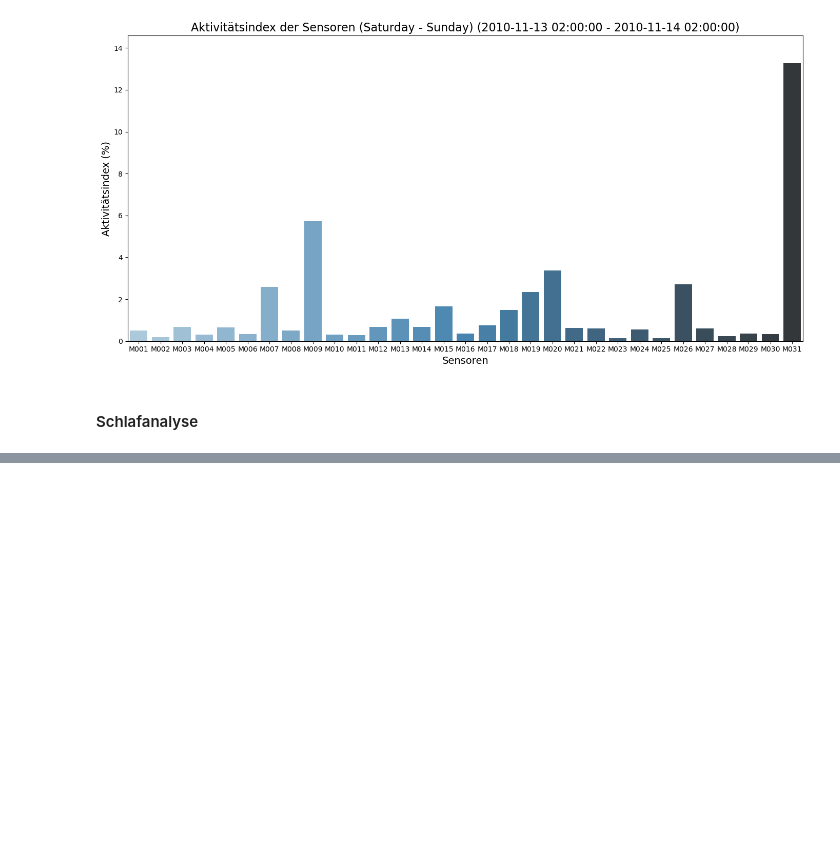
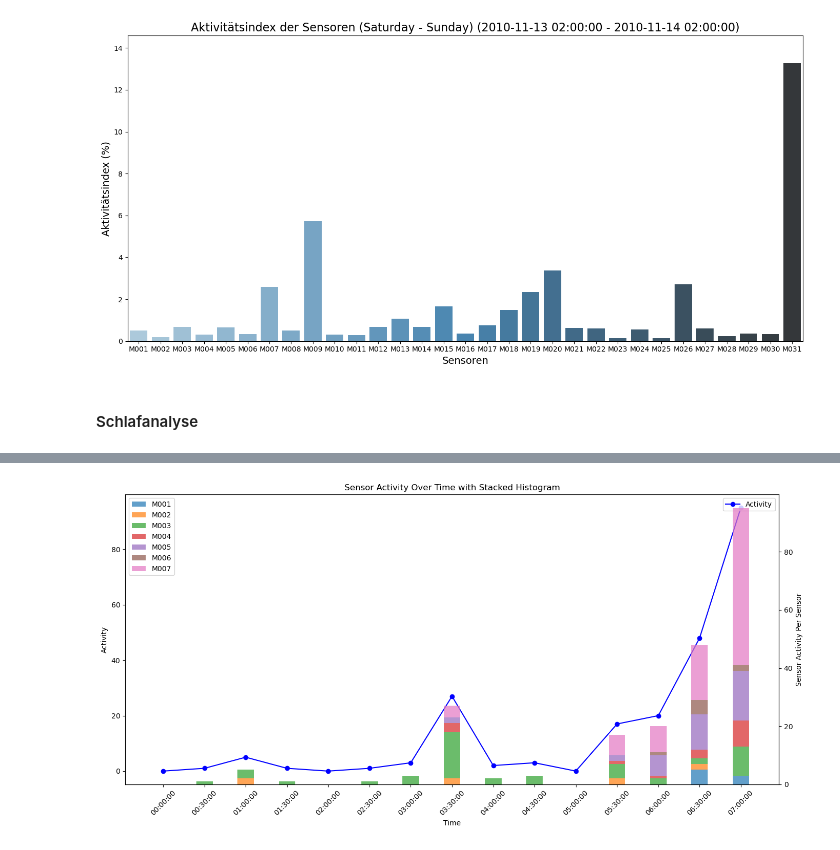
Before and after one commit to ddening/ambient-assisted-living, a Jupyter notebook: src/aruba_activity.ipynb, the cells around one changed output, grey strips where cells are left out. Drawn from its saved outputs; the diff is of its cells as text; code cells hidden in the pictures; blank space fills up the shorter version.

```diff
--- a/src/aruba_activity.ipynb
+++ b/src/aruba_activity.ipynb
@@ -543,0 +570,77 @@ plt.show()
+# %%
+# TODO: Only works for one day period ..
+
+# Define the date and time ranges
+date_from = pd.to_datetime("2010-12-12").date()
+date_to = pd.to_datetime("2010-12-12").date()
+time_from = pd.to_datetime("00:00:00").time()
+time_to = pd.to_datetime("07:00:59").time()
+
+# Filter data for the specified range
+df_filtered = df_activity.loc[
+    (df_activity["date"] >= date_from)
+    & (df_activity["date"] <= date_to)
+    & (df_activity["time"] >= time_from)
+    & (df_activity["time"] <= time_to)
+]
+
+# Extract unique time points for x-axis
+time_points = df_filtered["time"].apply(lambda t: t.strftime("%H:%M:%S")).tolist()
+
+# Prepare histogram data
+sensor_columns = set()
+for sensors in df_filtered["activity_per_sensor"]:
+    sensor_columns.update(sensors.keys())
+sensor_columns = sorted(sensor_columns)
+
+# Create a DataFrame for stacked histogram
+sensor_data = pd.DataFrame(0, index=df_filtered.index, columns=sensor_columns)
+for idx, sensors in df_filtered["activity_per_sensor"].items():
+    for sensor, count in sensors.items():
+        sensor_data.loc[idx, sensor] = count
+
+# Create the plot
+plt.figure(figsize=(14, 7))
+ax1 = plt.gca()
+ax2 = ax1.twinx()
+
+# Plot the time-series data
+ax1.plot(
+    time_points,
+    df_filtered["activity"],
+    label="Activity",
+    color="blue",
+    marker="o",
+)
+
+# Plot the stacked histogram
+bottom = np.zeros(len(sensor_data))
+bar_width = 0.4
+x_positions = np.arange(len(sensor_data))
+
+for sensor in sensor_columns:
+    ax2.bar(
+        x_positions,
+        sensor_data[sensor],
+        bottom=bottom,
+        label=sensor,
+        width=bar_width,
+        alpha=0.7,
+    )
+    bottom += sensor_data[sensor]
+
+# Customize axes
+ax1.set_xlabel("Time")
+ax1.set_ylabel("Activity")
+ax2.set_ylabel("Sensor Activity Per Sensor")
+ax1.set_xticks(x_positions)
+ax1.set_xticklabels(time_points, rotation=45)
+ax1.legend(loc="upper right")
+ax2.legend(loc="upper left")
+
+# Title and layout adjustments
+plt.title("Sensor Activity Over Time with Stacked Histogram")
+plt.tight_layout()
+plt.show()
+# %% [output]
+[figure, added]
```
Also changed, not shown: parts of 6 cells of this notebook.
